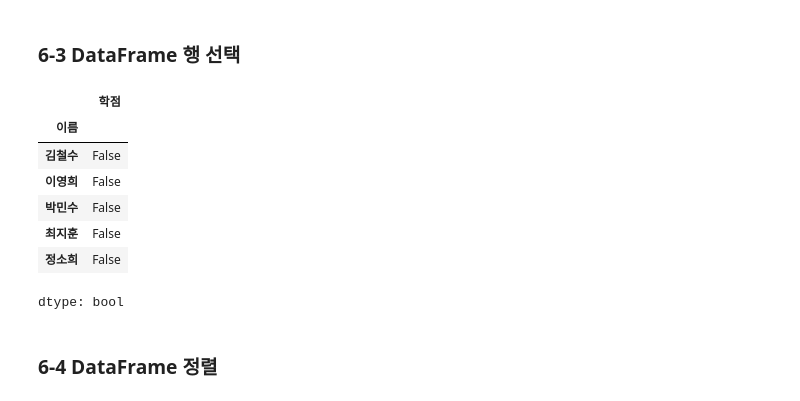
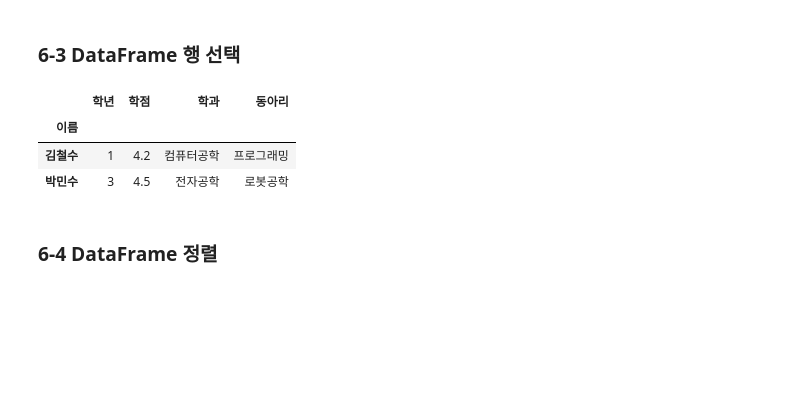
Before and after one commit to Elinasu001/Data-Analysis-with-Open-Source, a Jupyter notebook: 오픈소스_데이터_분석_6강.ipynb, the cells around one changed output. Saved outputs shown, nothing was run; the diff lists cells and outputs as text; code cells hidden in the pictures; blank space fills up the shorter version.

```diff
--- a/오픈소스_데이터_분석_6강.ipynb
+++ b/오픈소스_데이터_분석_6강.ipynb
@@ -79,39 +79,35 @@ df_renamed
 # %%
 import pandas as pd
 
 data = {
     "이름": ["김철수", "이영희", "박민수", "최지훈", "정소희"],
     "학년": [1, 2, 3, 4, 2],
     "학점": [4.2, 3.8, 4.5, 3.9, 3.5],
     "학과": ["컴퓨터공학", "경영학", "전자공학", "의학", "심리학"],
     "동아리": ["프로그래밍", "독서토론", "로봇공학", "봉사활동", "음악감상"]
 }
 ### 여러개 행의 값을 가져 오고 싶을 경우 인덱스를 리스트로 만들어야 여러개를 가져 올 수 있다.
 
 #DataFrame 인덱스 지정
 df = pd.DataFrame(data)
 df = df.set_index('이름') ## 인덱스 지정 왜 필요한가? 실제로 우리가 다룰 속성에 0 1 2 3 ... 지정하여 탐색을 효율적이게 하기 위한 직관적인 방법이다.
 
 #DataFrame 행 선택
 df.loc['김철수'] ## 만약에 우리가 set_index을 사용하지 않았다면 숫자를 그대로 집어 넣어야된다. 이름으로 지정 했기 때문에 이름의 값으로 행을 가져올 수 있다.
 df.loc[['김철수', '이영희']]
 df.loc['김철수' : '박민수']
 #DataFrame 위치 기반 행 선택
 df.iloc[1] ## 지정된 인덱스 없이 위치 기반으로 가져오고 싶을 경우
 df.iloc[[2,3]]
 df.iloc[1:3]
 #DataFrame 조건 기반 선택
 df.loc[[True, False, True, False, False]] ## 1번째 3번째 행을 가져온다
-df['학점'] >= 40 ## 학점이 40 이상인 사람이 궁금하다 true / false
+df.loc[df['학점'] >= 4.0] ## 학점이 4.0 이상인 사람이 궁금하다 df['학점'] >= 40 ==> true / false ## df.loc[df['학점'] >= 4.0] 이럴 경우 조건 기반으로 나올 수 있다.
 # %% [output]
-|  | 학점 |
-| 이름 |  |
-| 김철수 | False |
-| 이영희 | False |
-| 박민수 | False |
-| 최지훈 | False |
-| 정소희 | False |
+|  | 학년 | 학점 | 학과 | 동아리 |
+| 이름 |  |  |  |  |
+| 김철수 | 1 | 4.2 | 컴퓨터공학 | 프로그래밍 |
+| 박민수 | 3 | 4.5 | 전자공학 | 로봇공학 |
-dtype: bool
 # %% [markdown]
 ### 6-4 DataFrame 정렬
 # %%
```
